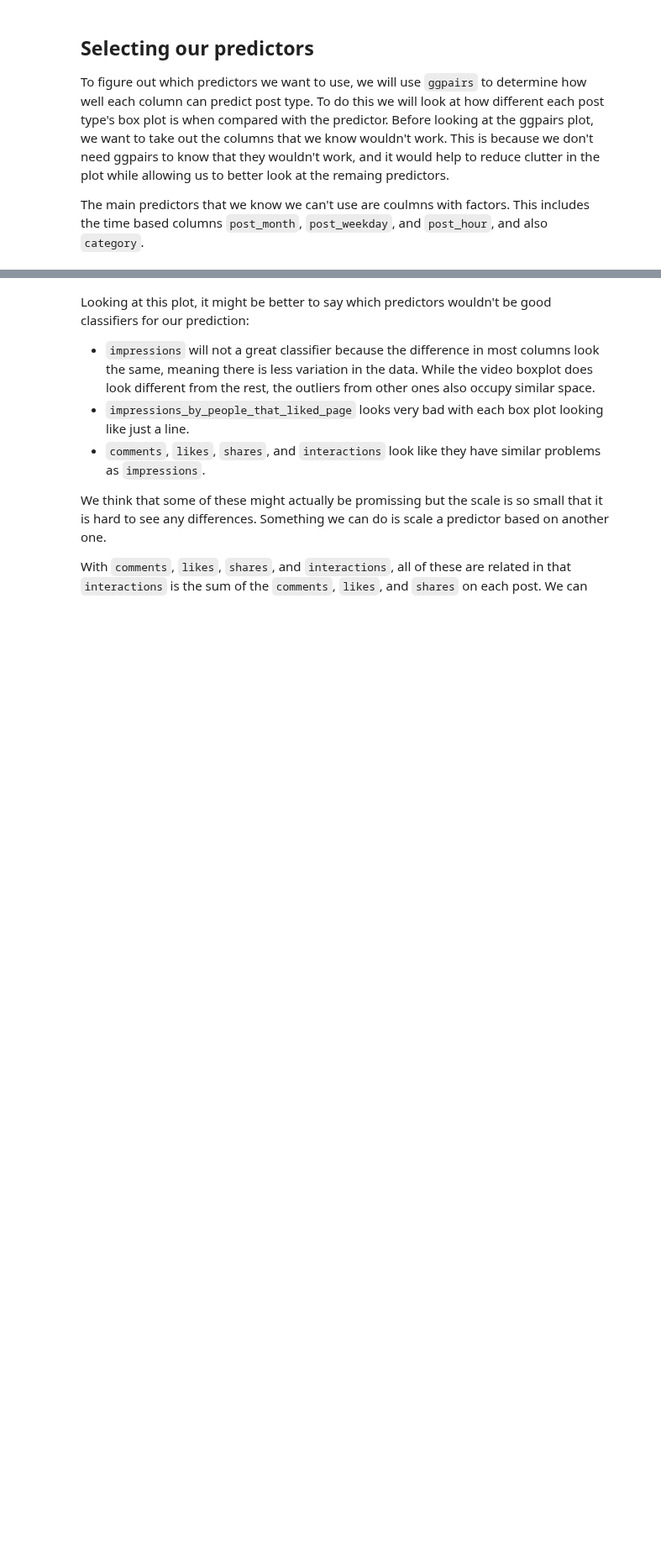
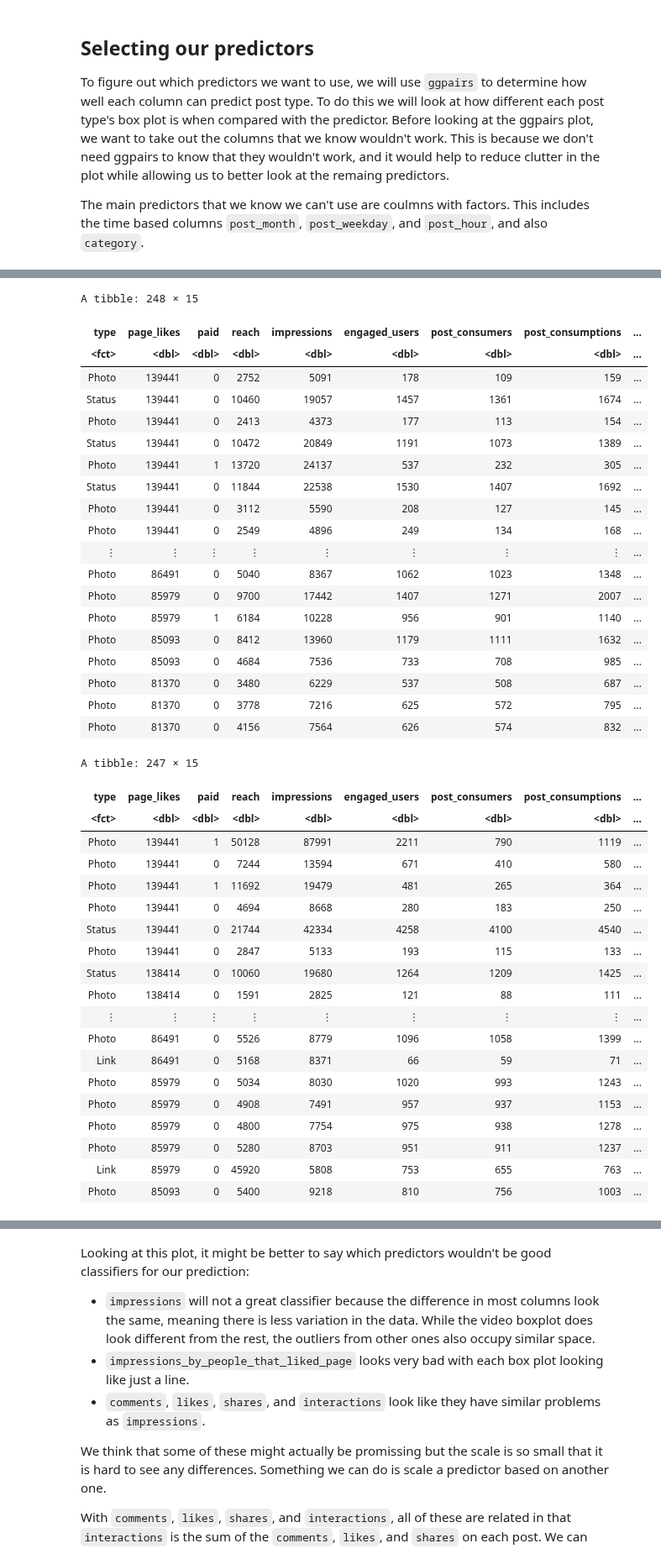
Before and after one commit to lucykvs/DSCI100-Project, a Jupyter notebook: Project.ipynb, the cells around one changed output, grey strips where cells are left out. Shown at 84% size. Cells and saved outputs as stored; diff of their text form; code cells hidden in the pictures; blank space fills up the shorter version.

```diff
--- a/Project.ipynb
+++ b/Project.ipynb
@@ -97,12 +221,58 @@ colnames(fb_data_clean)
 # %%
 fb_data_selected1 <- fb_train %>%
             select(-post_month, -post_weekday, -post_hour, -category) %>%
             select(type, page_likes, paid:interactions) # reorder the df so that type is first, so that we can display only that row
 fb_data_selected1
 
+fb_test_selected1 <- fb_test %>%
+            select(-post_month, -post_weekday, -post_hour, -category) %>%
+            select(type, page_likes, paid:interactions) # reorder the df so that type is first, so that we can display only that row
+fb_test_selected1
+
 #         mutate(comment_percent = comments / interactions) %>%
 #         mutate(like_percent = likes / interactions) %>%
 #         mutate(share_percent = shares / interactions) %>%
+# %% [output]
+A tibble: 248 × 15
+| type | page_likes | paid | reach | impressions | engaged_users | post_consumers | post_consumptions | ... |
+| <fct> | <dbl> | <dbl> | <dbl> | <dbl> | <dbl> | <dbl> | <dbl> | ... |
+| Photo | 139441 | 0 | 2752 | 5091 | 178 | 109 | 159 | ... |
+| Status | 139441 | 0 | 10460 | 19057 | 1457 | 1361 | 1674 | ... |
+| Photo | 139441 | 0 | 2413 | 4373 | 177 | 113 | 154 | ... |
+| Status | 139441 | 0 | 10472 | 20849 | 1191 | 1073 | 1389 | ... |
+| Photo | 139441 | 1 | 13720 | 24137 | 537 | 232 | 305 | ... |
+| Status | 139441 | 0 | 11844 | 22538 | 1530 | 1407 | 1692 | ... |
+| Photo | 139441 | 0 | 3112 | 5590 | 208 | 127 | 145 | ... |
+| Photo | 139441 | 0 | 2549 | 4896 | 249 | 134 | 168 | ... |
+| ⋮ | ⋮ | ⋮ | ⋮ | ⋮ | ⋮ | ⋮ | ⋮ | ... |
+| Photo | 86491 | 0 | 5040 | 8367 | 1062 | 1023 | 1348 | ... |
+| Photo | 85979 | 0 | 9700 | 17442 | 1407 | 1271 | 2007 | ... |
+| Photo | 85979 | 1 | 6184 | 10228 | 956 | 901 | 1140 | ... |
+| Photo | 85093 | 0 | 8412 | 13960 | 1179 | 1111 | 1632 | ... |
+| Photo | 85093 | 0 | 4684 | 7536 | 733 | 708 | 985 | ... |
+| Photo | 81370 | 0 | 3480 | 6229 | 537 | 508 | 687 | ... |
+| Photo | 81370 | 0 | 3778 | 7216 | 625 | 572 | 795 | ... |
+| Photo | 81370 | 0 | 4156 | 7564 | 626 | 574 | 832 | ... |
+A tibble: 247 × 15
+| type | page_likes | paid | reach | impressions | engaged_users | post_consumers | post_consumptions | ... |
+| <fct> | <dbl> | <dbl> | <dbl> | <dbl> | <dbl> | <dbl> | <dbl> | ... |
+| Photo | 139441 | 1 | 50128 | 87991 | 2211 | 790 | 1119 | ... |
+| Photo | 139441 | 0 | 7244 | 13594 | 671 | 410 | 580 | ... |
+| Photo | 139441 | 1 | 11692 | 19479 | 481 | 265 | 364 | ... |
+| Photo | 139441 | 0 | 4694 | 8668 | 280 | 183 | 250 | ... |
+| Status | 139441 | 0 | 21744 | 42334 | 4258 | 4100 | 4540 | ... |
+| Photo | 139441 | 0 | 2847 | 5133 | 193 | 115 | 133 | ... |
+| Status | 138414 | 0 | 10060 | 19680 | 1264 | 1209 | 1425 | ... |
+| Photo | 138414 | 0 | 1591 | 2825 | 121 | 88 | 111 | ... |
+| ⋮ | ⋮ | ⋮ | ⋮ | ⋮ | ⋮ | ⋮ | ⋮ | ... |
+| Photo | 86491 | 0 | 5526 | 8779 | 1096 | 1058 | 1399 | ... |
+| Link | 86491 | 0 | 5168 | 8371 | 66 | 59 | 71 | ... |
+| Photo | 85979 | 0 | 5034 | 8030 | 1020 | 993 | 1243 | ... |
+| Photo | 85979 | 0 | 4908 | 7491 | 957 | 937 | 1153 | ... |
+| Photo | 85979 | 0 | 4800 | 7754 | 975 | 938 | 1278 | ... |
+| Photo | 85979 | 0 | 5280 | 8703 | 951 | 911 | 1237 | ... |
+| Link | 85979 | 0 | 45920 | 5808 | 753 | 655 | 763 | ... |
+| Photo | 85093 | 0 | 5400 | 9218 | 810 | 756 | 1003 | ... |
 # %%
 options(repr.plot.height = 5, repr.plot.width = 30)
 fb_select_plot <- fb_data_selected1 %>%
```
Also changed, not shown: parts of 25 cells of this notebook.
